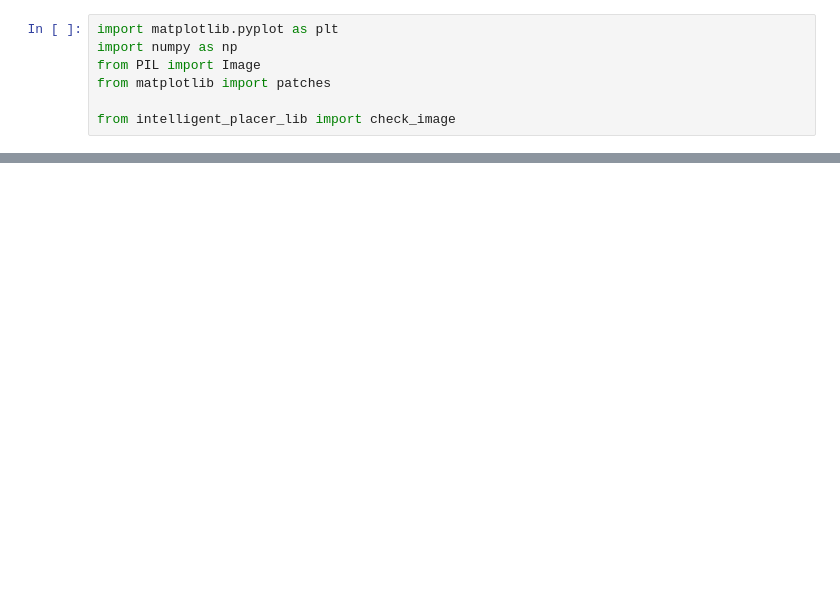
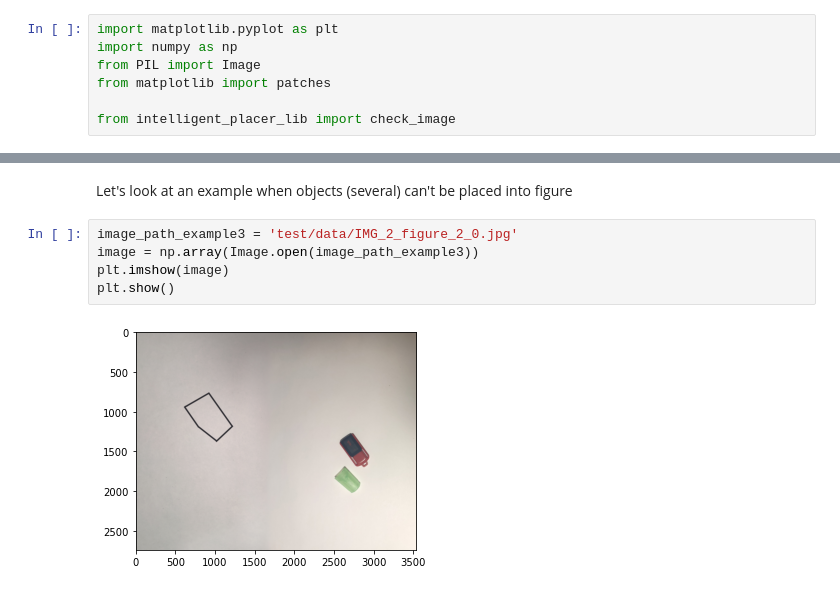
Before and after one commit to DariaWelt/Intelligent_placer, a Jupyter notebook: intelligent_placer.ipynb, the cells around one changed output, grey strips where cells are left out. Drawn from its saved outputs; the diff is of its cells as text; blank space fills up the shorter version.

```diff
--- a/intelligent_placer.ipynb
+++ b/intelligent_placer.ipynb
@@ -52,0 +71,9 @@ True
+# %% [markdown]
+Let's look at an example when objects (several) can't be placed into figure
+# %%
+image_path_example3 = 'test/data/IMG_2_figure_2_0.jpg'
+image = np.array(Image.open(image_path_example3))
+plt.imshow(image)
+plt.show()
+# %% [output]
+[figure, added]
```
Also changed, not shown: parts of 16 cells of this notebook, 3 other files.
